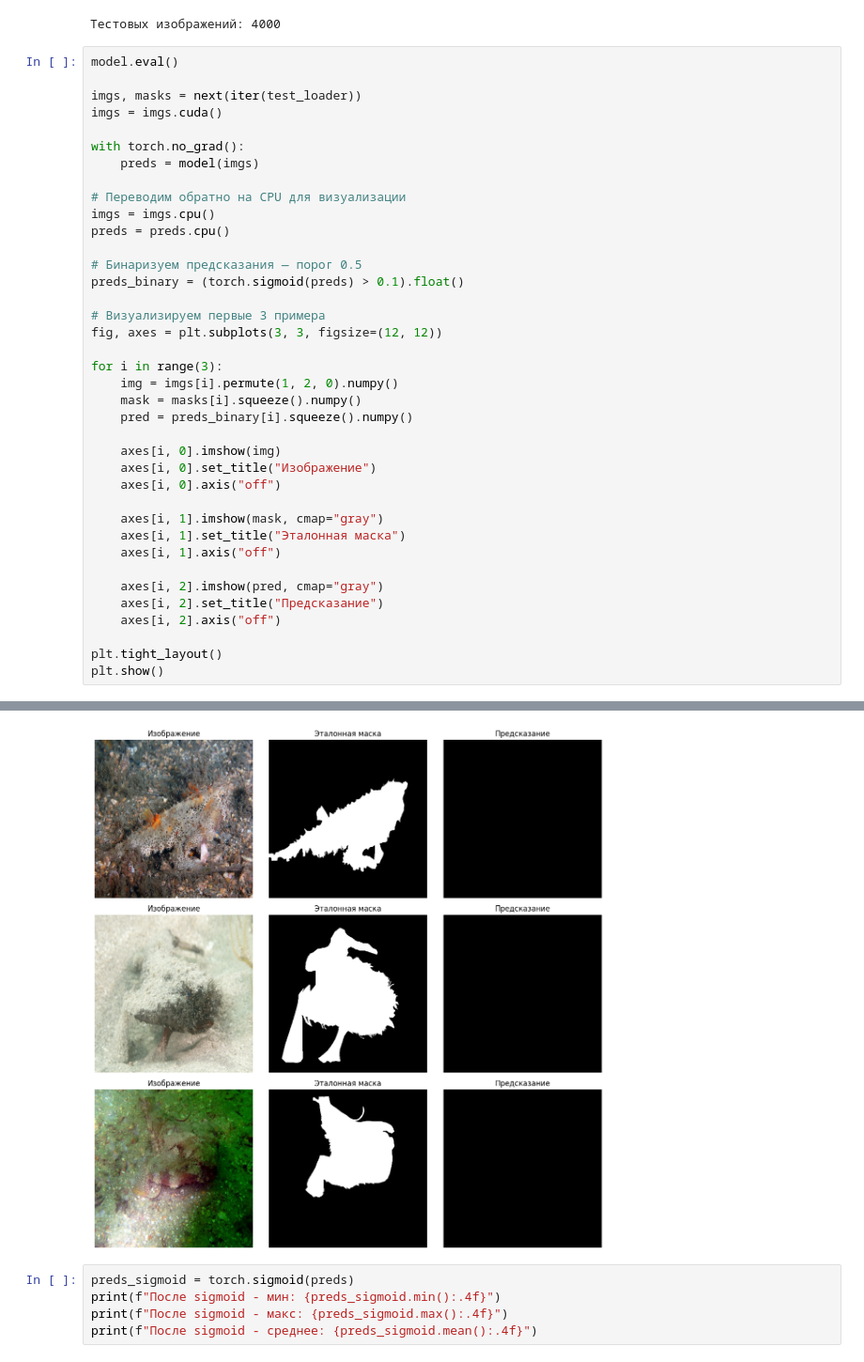
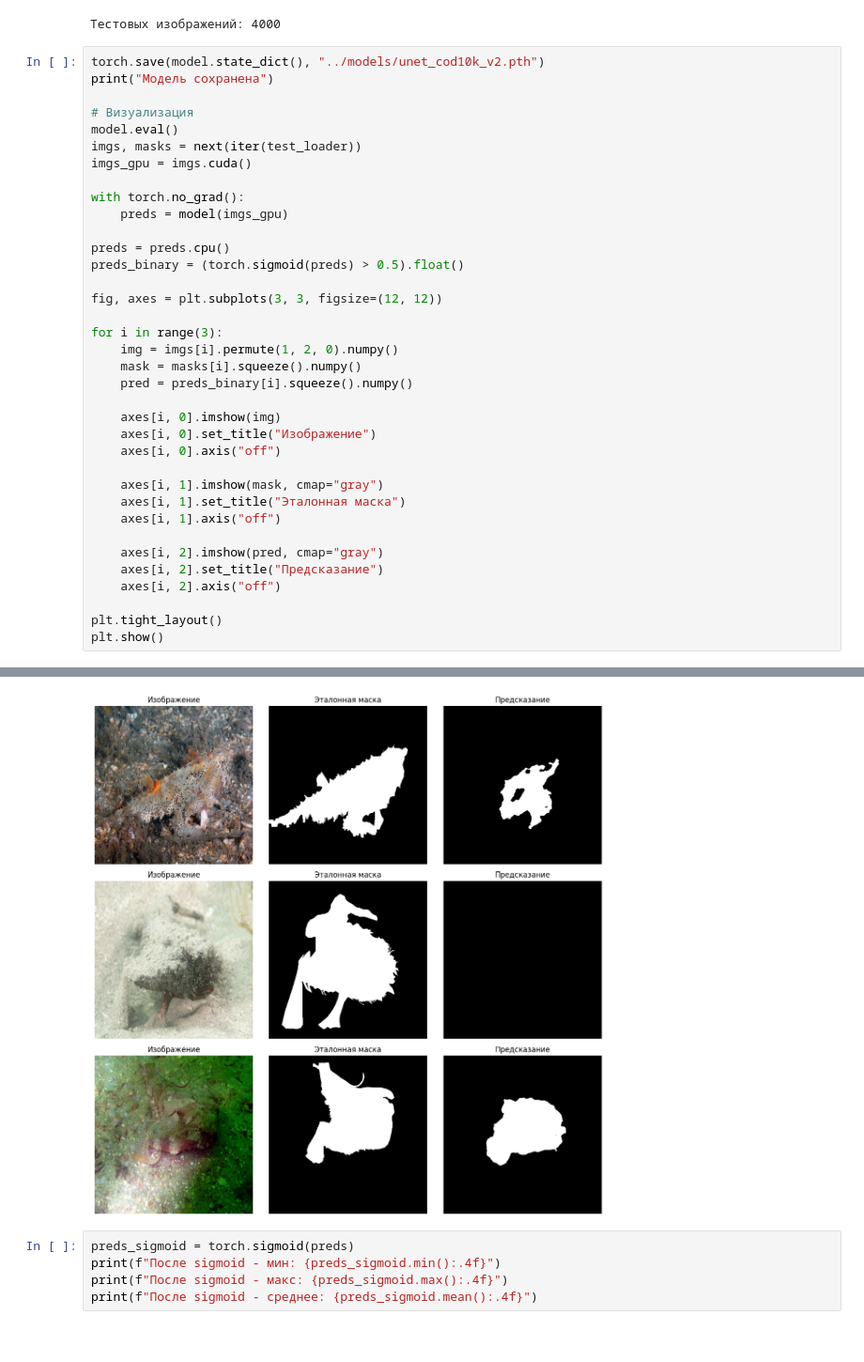
Before and after one commit to arlekyin/camouflage-detection, a Jupyter notebook: notebooks/01_exploration.ipynb, the cells around one changed output, grey strips where cells are left out. Shown at 94% size. Cells and saved outputs as stored; diff of their text form.

Commit message:
add exploration notebook with trained model results

```diff
--- a/notebooks/01_exploration.ipynb
+++ b/notebooks/01_exploration.ipynb
@@ -192,22 +196,20 @@ print(f"Тестовых изображений: {len(test_dataset)}")
 # %% [output]
 Тестовых изображений: 4000
 # %%
+torch.save(model.state_dict(), "../models/unet_cod10k_v2.pth")
+print("Модель сохранена")
+
+# Визуализация
 model.eval()
-
 imgs, masks = next(iter(test_loader))
-imgs = imgs.cuda()
+imgs_gpu = imgs.cuda()
 
 with torch.no_grad():
-    preds = model(imgs)
+    preds = model(imgs_gpu)
 
-# Переводим обратно на CPU для визуализации
-imgs = imgs.cpu()
 preds = preds.cpu()
+preds_binary = (torch.sigmoid(preds) > 0.5).float()
 
-# Бинаризуем предсказания — порог 0.5
-preds_binary = (torch.sigmoid(preds) > 0.1).float()
-
-# Визуализируем первые 3 примера
 fig, axes = plt.subplots(3, 3, figsize=(12, 12))
 
 for i in range(3):
@@ -233,4 +236,4 @@ plt.show()
-[figure, old version]
+[figure, new version]
 # %%
 preds_sigmoid = torch.sigmoid(preds)
 print(f"После sigmoid - мин: {preds_sigmoid.min():.4f}")
```
Also changed, not shown: parts of 2 cells of this notebook.
